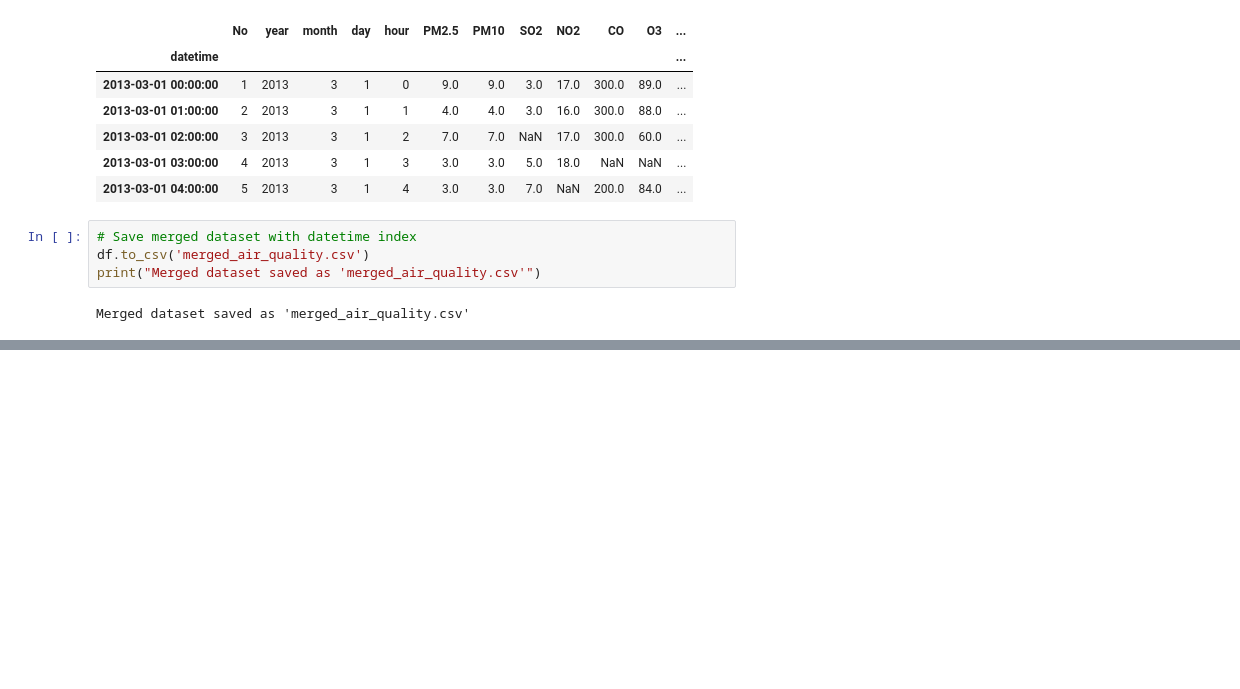
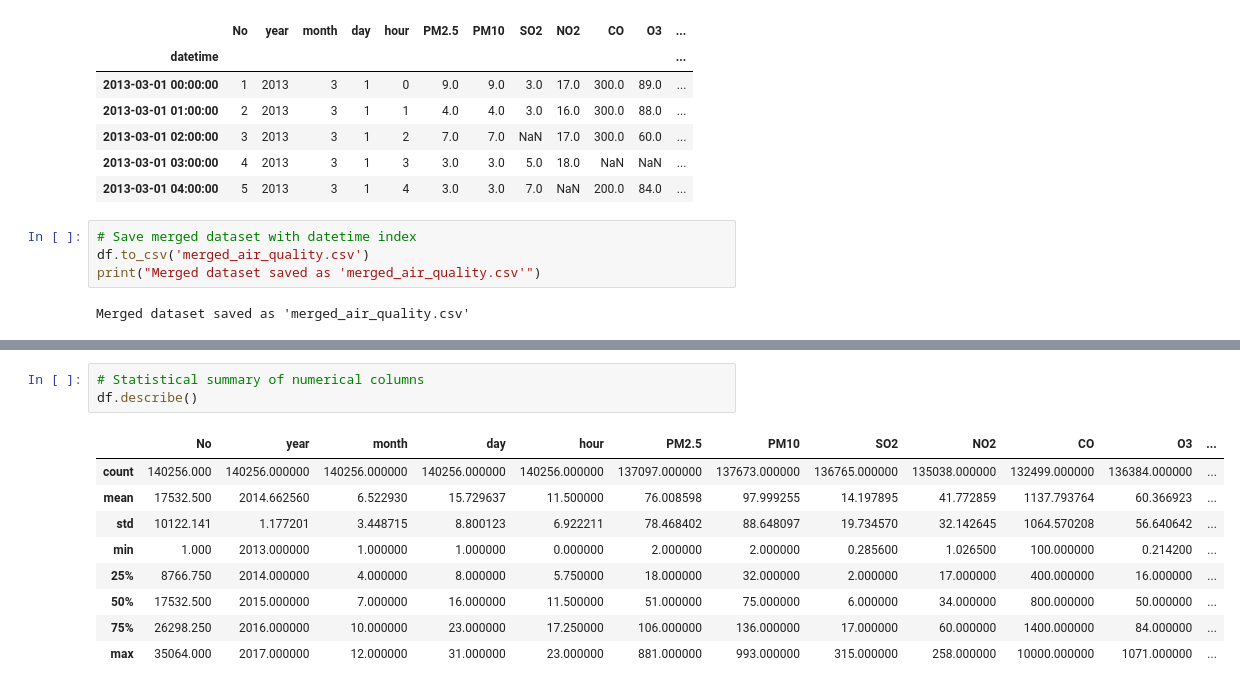
Before and after one commit to Ayomide-baga/CMP7005-PRAC1, a Jupyter notebook: CMP7005_PRAC1.ipynb, the cells around one changed output, grey strips where cells are left out. Saved outputs shown, nothing was run; the diff lists cells and outputs as text; blank space fills up the shorter version.

```diff
--- a/CMP7005_PRAC1.ipynb
+++ b/CMP7005_PRAC1.ipynb
@@ -145,0 +199,13 @@ Merged dataset saved as 'merged_air_quality.csv'
+# %%
+# Statistical summary of numerical columns
+df.describe()
+# %% [output]
+|  | No | year | month | day | hour | PM2.5 | PM10 | SO2 | NO2 | CO | O3 | ... |
+| count | 140256.000 | 140256.000000 | 140256.000000 | 140256.000000 | 140256.000000 | 137097.000000 | 137673.000000 | 136765.000000 | 135038.000000 | 132499.000000 | 136384.000000 | ... |
+| mean | 17532.500 | 2014.662560 | 6.522930 | 15.729637 | 11.500000 | 76.008598 | 97.999255 | 14.197895 | 41.772859 | 1137.793764 | 60.366923 | ... |
+| std | 10122.141 | 1.177201 | 3.448715 | 8.800123 | 6.922211 | 78.468402 | 88.648097 | 19.734570 | 32.142645 | 1064.570208 | 56.640642 | ... |
+| min | 1.000 | 2013.000000 | 1.000000 | 1.000000 | 0.000000 | 2.000000 | 2.000000 | 0.285600 | 1.026500 | 100.000000 | 0.214200 | ... |
+| 25% | 8766.750 | 2014.000000 | 4.000000 | 8.000000 | 5.750000 | 18.000000 | 32.000000 | 2.000000 | 17.000000 | 400.000000 | 16.000000 | ... |
+| 50% | 17532.500 | 2015.000000 | 7.000000 | 16.000000 | 11.500000 | 51.000000 | 75.000000 | 6.000000 | 34.000000 | 800.000000 | 50.000000 | ... |
+| 75% | 26298.250 | 2016.000000 | 10.000000 | 23.000000 | 17.250000 | 106.000000 | 136.000000 | 17.000000 | 60.000000 | 1400.000000 | 84.000000 | ... |
+| max | 35064.000 | 2017.000000 | 12.000000 | 31.000000 | 23.000000 | 881.000000 | 993.000000 | 315.000000 | 258.000000 | 10000.000000 | 1071.000000 | ... |
```
Also changed, not shown: parts of 12 cells of this notebook.
